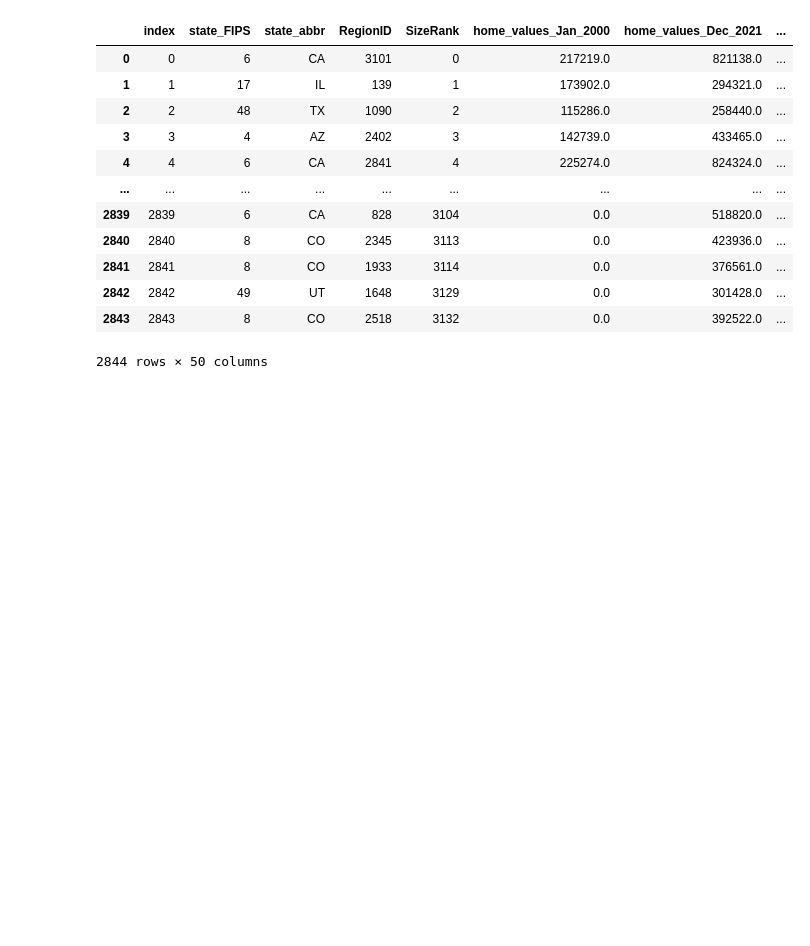
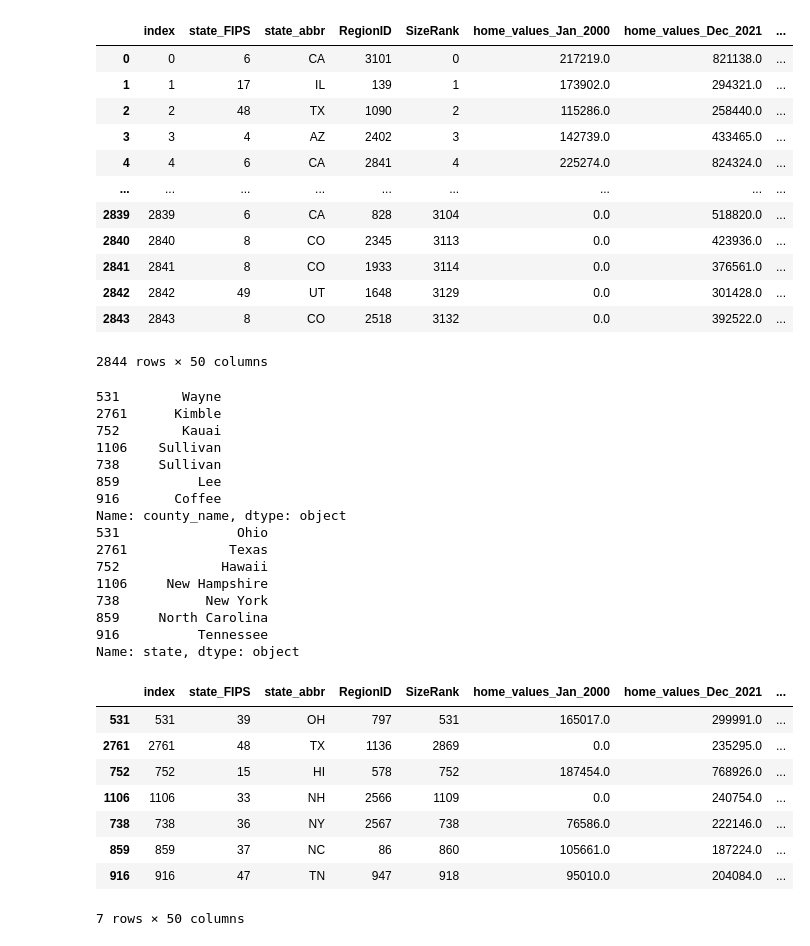
Before and after one commit to zwcrowley/Project_3_Team_7, a Jupyter notebook: ETL_Team7_Proj3.ipynb, the cells around one changed output. Cells and saved outputs as stored; diff of their text form; code cells hidden in the pictures; blank space fills up the shorter version.

```diff
--- a/ETL_Team7_Proj3.ipynb
+++ b/ETL_Team7_Proj3.ipynb
@@ -347,3 +347,36 @@ hv_risk_data
 | 2842 | 2842 | 49 | UT | 1648 | 3129 | 0.0 | 301428.0 | ... |
 | 2843 | 2843 | 8 | CO | 2518 | 3132 | 0.0 | 392522.0 | ... |
 2844 rows × 50 columns
+# %%
+# Top three counties for home value growth scale:
+top_zvhi = hv_risk_data.loc[hv_risk_data["zhvi_yr_growth_scale"]> 75].sort_values(by="zhvi_yr_growth_scale", ascending=False)
+
+print(top_zvhi["county_name"])
+print(top_zvhi["state"])
+top_zvhi
+# %% [output]
+531        Wayne
+2761      Kimble
+752        Kauai
+1106    Sullivan
+738     Sullivan
+859          Lee
+916       Coffee
+Name: county_name, dtype: object
+531               Ohio
+2761             Texas
+752             Hawaii
+1106     New Hampshire
+738           New York
+859     North Carolina
+916          Tennessee
+Name: state, dtype: object
+|  | index | state_FIPS | state_abbr | RegionID | SizeRank | home_values_Jan_2000 | home_values_Dec_2021 | ... |
+| 531 | 531 | 39 | OH | 797 | 531 | 165017.0 | 299991.0 | ... |
+| 2761 | 2761 | 48 | TX | 1136 | 2869 | 0.0 | 235295.0 | ... |
+| 752 | 752 | 15 | HI | 578 | 752 | 187454.0 | 768926.0 | ... |
+| 1106 | 1106 | 33 | NH | 2566 | 1109 | 0.0 | 240754.0 | ... |
+| 738 | 738 | 36 | NY | 2567 | 738 | 76586.0 | 222146.0 | ... |
+| 859 | 859 | 37 | NC | 86 | 860 | 105661.0 | 187224.0 | ... |
+| 916 | 916 | 47 | TN | 947 | 918 | 95010.0 | 204084.0 | ... |
+7 rows × 50 columns
```
Also changed, not shown: parts of 1 cell of this notebook, 4 other files.
